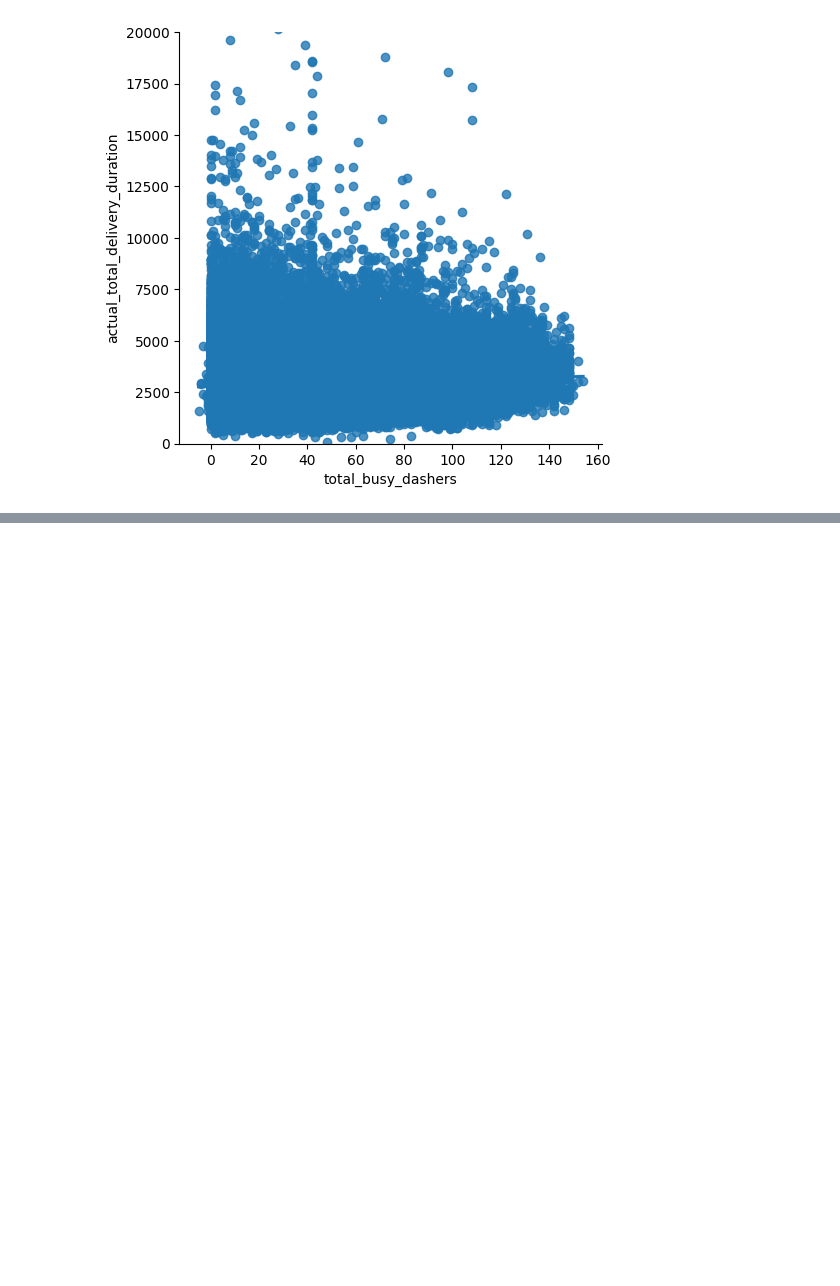
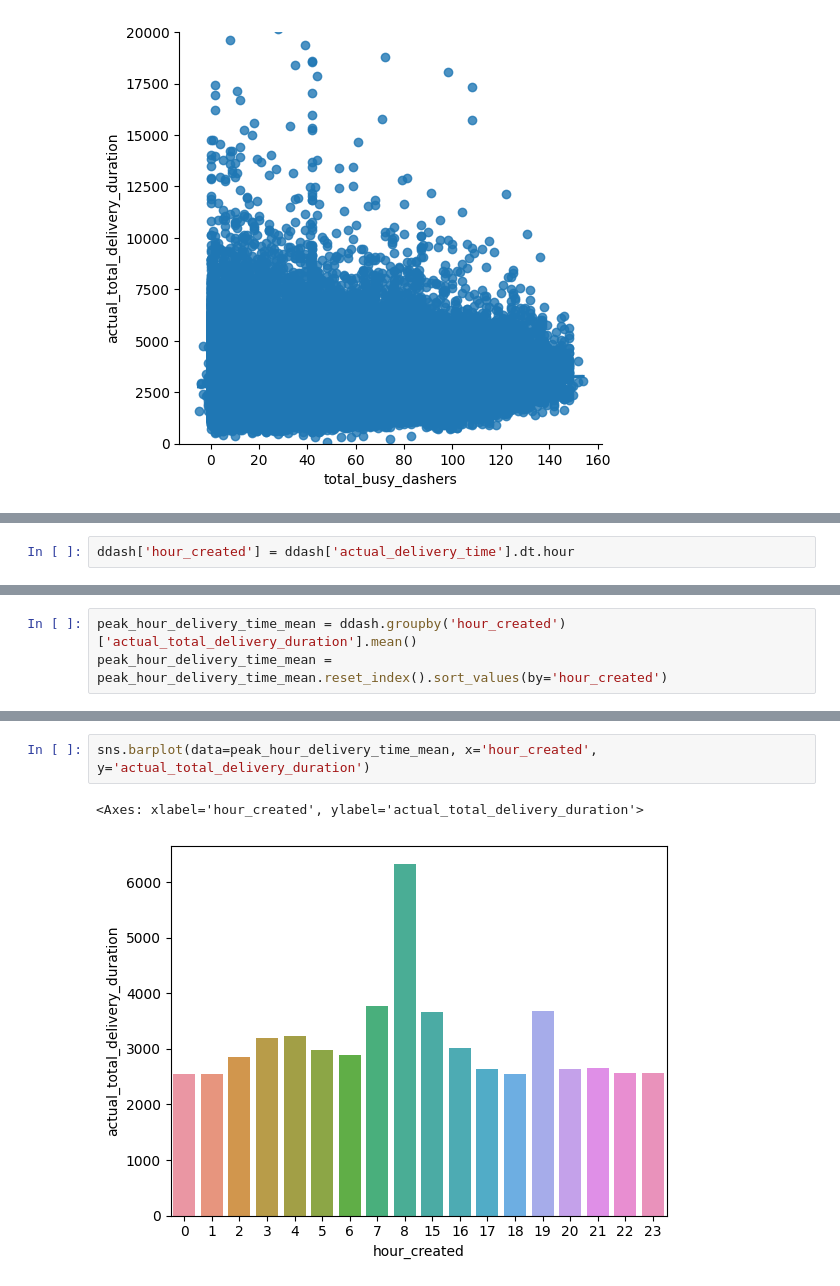
Before and after one commit to adrian-wiktorowicz/DoorDash-Delivery-Duration-Prediction, a Jupyter notebook: door_dash_project.ipynb, the cells around one changed output, grey strips where cells are left out. Saved outputs shown, nothing was run; the diff lists cells and outputs as text; blank space fills up the shorter version.

```diff
--- a/door_dash_project.ipynb
+++ b/door_dash_project.ipynb
@@ -705,0 +718,2 @@ plt.ylim(0, 20000)
+# %%
+ddash['hour_created'] = ddash['actual_delivery_time'].dt.hour
@@ -705,0 +735,3 @@ plt.ylim(0, 20000)
+# %%
+peak_hour_delivery_time_mean = ddash.groupby('hour_created')['actual_total_delivery_duration'].mean()
+peak_hour_delivery_time_mean = peak_hour_delivery_time_mean.reset_index().sort_values(by='hour_created')
@@ -705,0 +758,5 @@ plt.ylim(0, 20000)
+# %%
+sns.barplot(data=peak_hour_delivery_time_mean, x='hour_created', y='actual_total_delivery_duration')
+# %% [output]
+<Axes: xlabel='hour_created', ylabel='actual_total_delivery_duration'>
+[figure, added]
```
Also changed, not shown: parts of 45 cells of this notebook.
